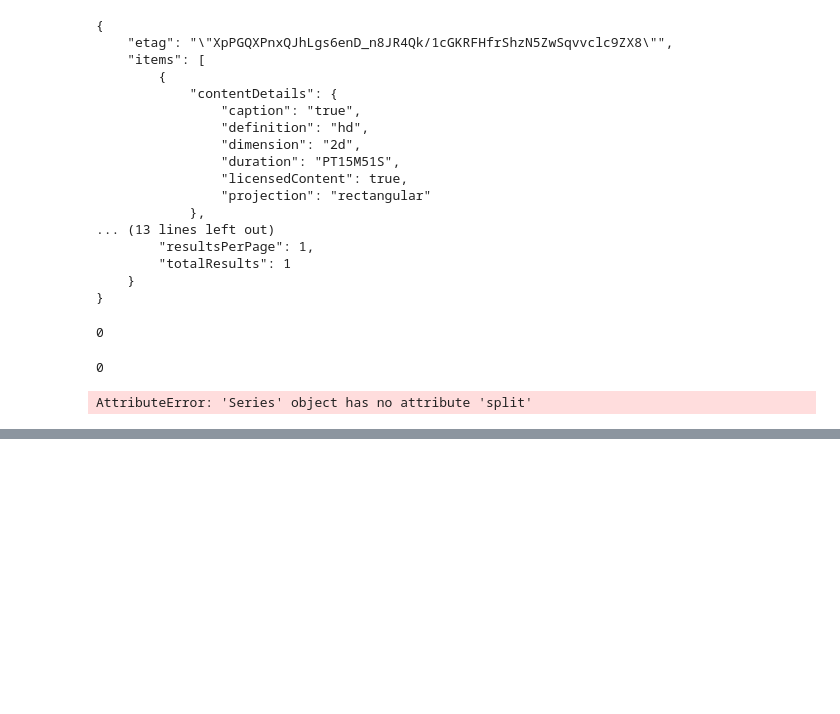
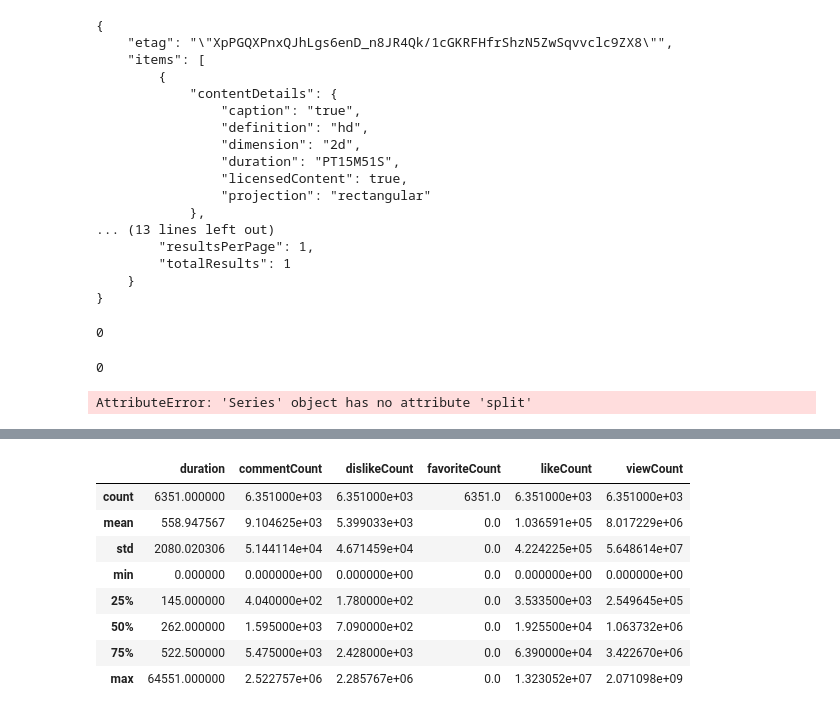
Before and after one commit to buddyguy423/DataScienceProject1, a Jupyter notebook: documents/Alex_Brainstorm.ipynb, the cells around one changed output, grey strips where cells are left out. Saved outputs shown, nothing was run; the diff lists cells and outputs as text; code cells hidden in the pictures; blank space fills up the shorter version.

```diff
--- a/documents/Alex_Brainstorm.ipynb
+++ b/documents/Alex_Brainstorm.ipynb
@@ -347,0 +366,12 @@ plt.show()
+# %%
+df.describe()
+# %% [output]
+|  | duration | commentCount | dislikeCount | favoriteCount | likeCount | viewCount |
+| count | 6351.000000 | 6.351000e+03 | 6.351000e+03 | 6351.0 | 6.351000e+03 | 6.351000e+03 |
+| mean | 558.947567 | 9.104625e+03 | 5.399033e+03 | 0.0 | 1.036591e+05 | 8.017229e+06 |
+| std | 2080.020306 | 5.144114e+04 | 4.671459e+04 | 0.0 | 4.224225e+05 | 5.648614e+07 |
+| min | 0.000000 | 0.000000e+00 | 0.000000e+00 | 0.0 | 0.000000e+00 | 0.000000e+00 |
+| 25% | 145.000000 | 4.040000e+02 | 1.780000e+02 | 0.0 | 3.533500e+03 | 2.549645e+05 |
+| 50% | 262.000000 | 1.595000e+03 | 7.090000e+02 | 0.0 | 1.925500e+04 | 1.063732e+06 |
+| 75% | 522.500000 | 5.475000e+03 | 2.428000e+03 | 0.0 | 6.390000e+04 | 3.422670e+06 |
+| max | 64551.000000 | 2.522757e+06 | 2.285767e+06 | 0.0 | 1.323052e+07 | 2.071098e+09 |
```
Also changed, not shown: parts of 25 cells of this notebook, 15 other files.
